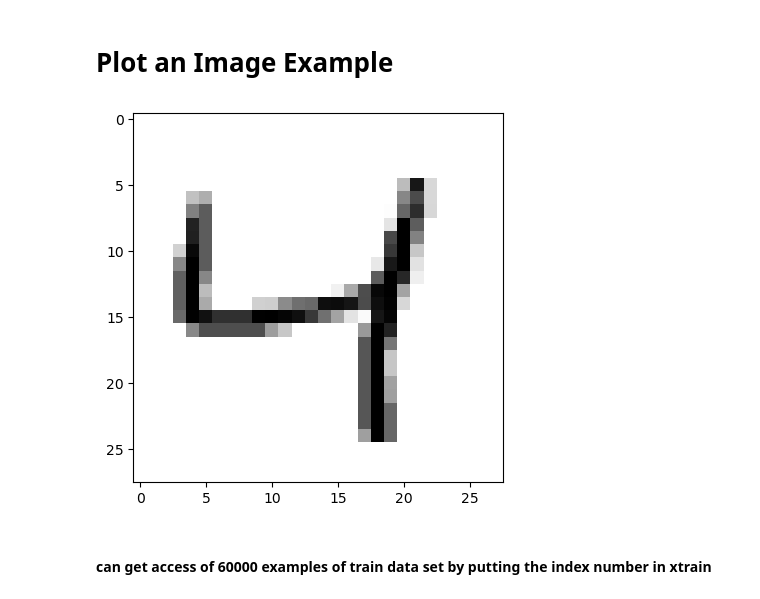
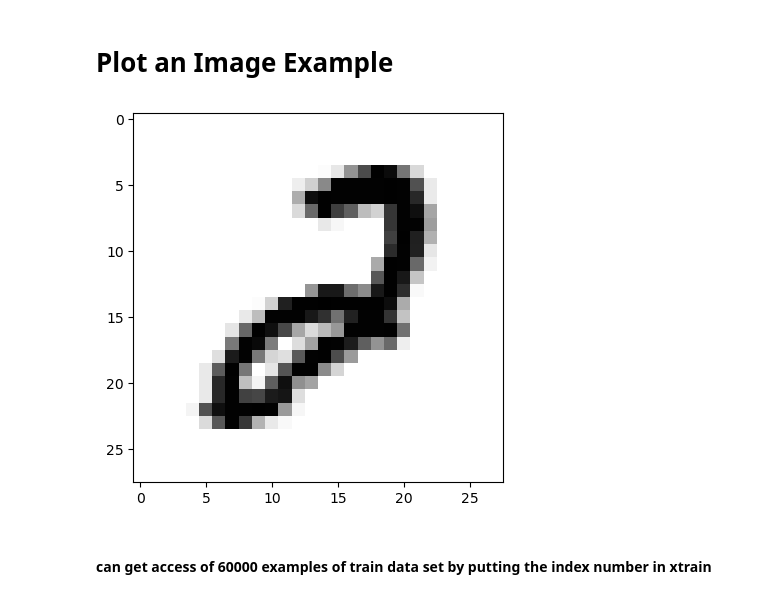
Before and after one commit to jabedkhanjb/Basic-Image-Classification-, a Jupyter notebook: Basic Image Classification (Hand Written Digit Classification).ipynb, the cells around one changed output. Cells and saved outputs as stored; diff of their text form; code cells hidden in the pictures.

```diff
--- a/Basic Image Classification (Hand Written Digit Classification).ipynb
+++ b/Basic Image Classification (Hand Written Digit Classification).ipynb
@@ -36,11 +36,11 @@ ytest shape:  (10000,)
 # %%
 import matplotlib.pyplot as plt
 %matplotlib inline
 
-plt.imshow(xtrain[2], cmap = "binary")
+plt.imshow(xtrain[555], cmap = "binary")
 plt.show()
 # %% [output]
-[figure, old version]
+[figure, new version]
 # %% [markdown]
 #### can get access of 60000 examples of train data set by putting the index number in xtrain
 # %% [markdown]
```
Also changed, not shown: parts of 19 cells of this notebook.
